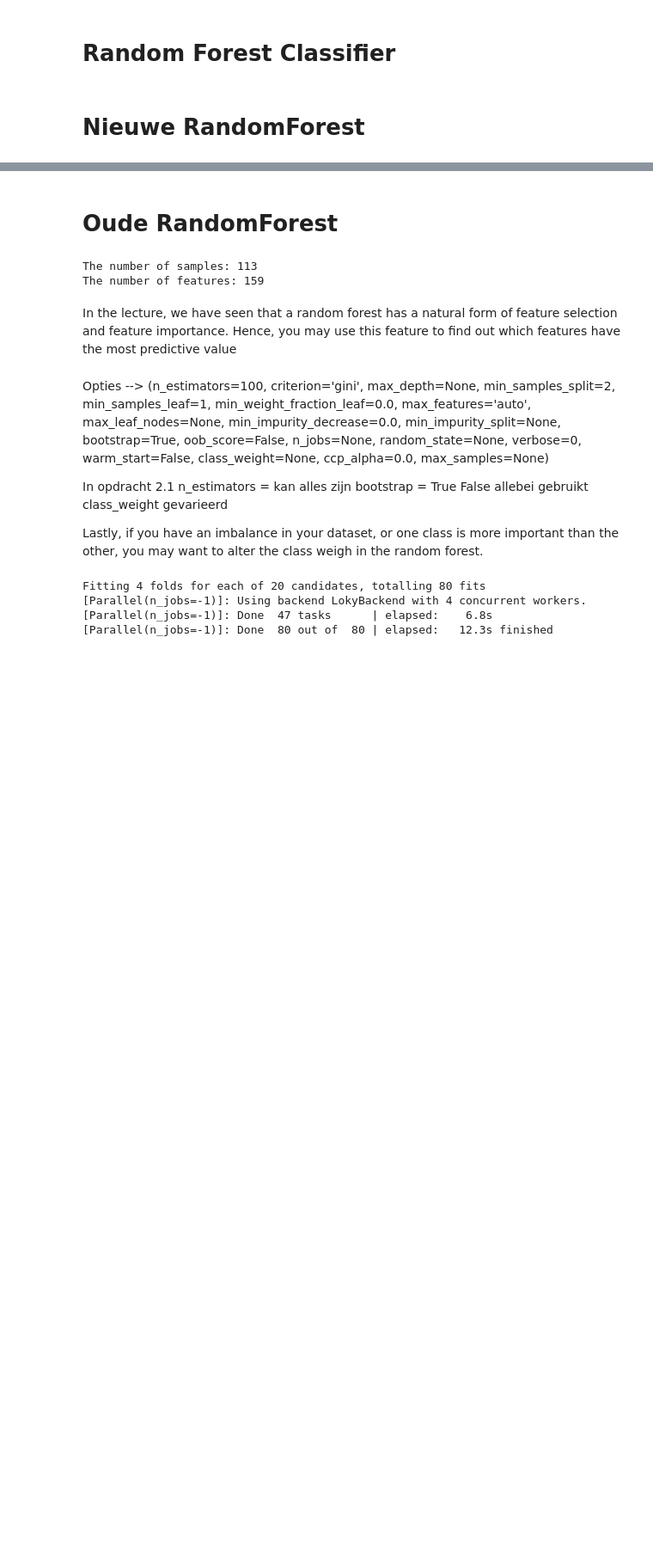
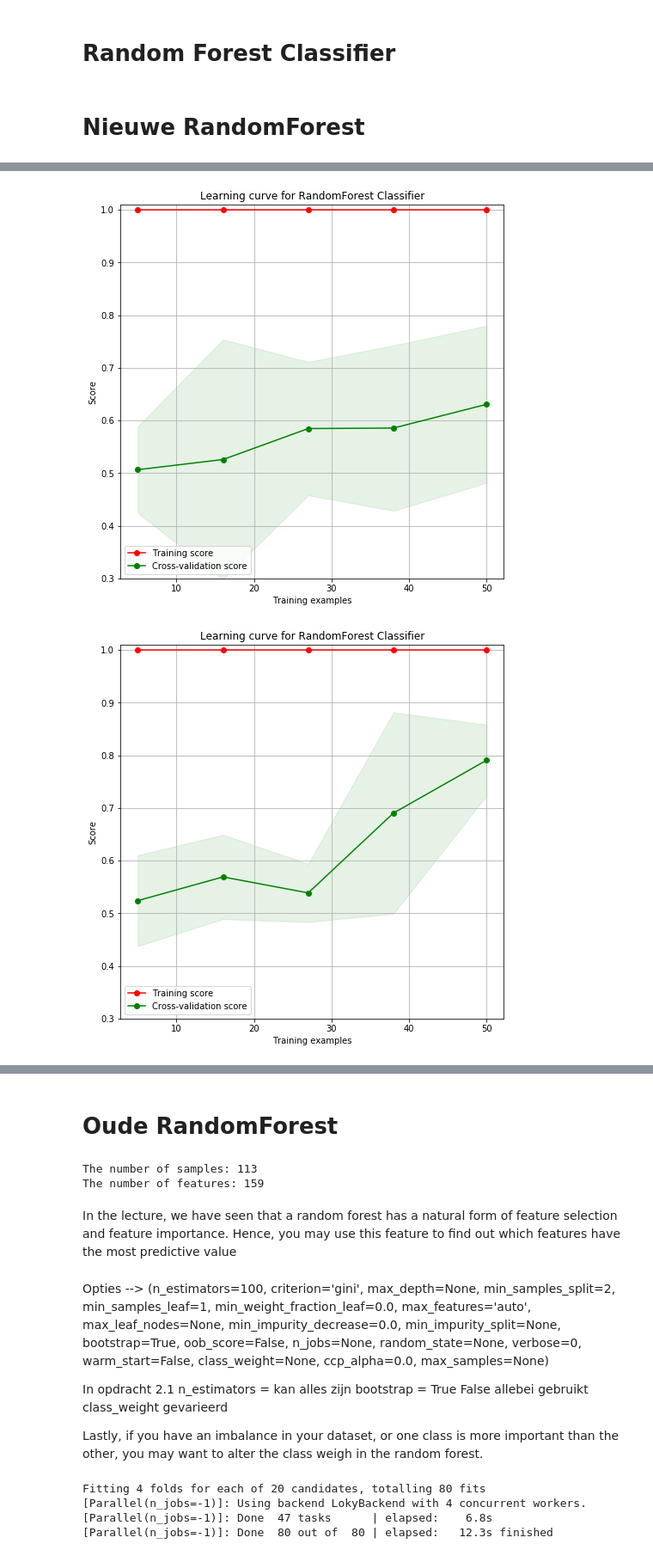
Before and after one commit to puckgroen/TM10007_PROJECT, a Jupyter notebook: random_forest.ipynb, the cells around one changed output, grey strips where cells are left out. Shown: that part at 86% size. Cells and saved outputs as stored; diff of their text form; code cells hidden in the pictures; blank space fills up the shorter version.

```diff
--- a/random_forest.ipynb
+++ b/random_forest.ipynb
@@ -48,0 +109,73 @@ def data_preprocessing(X_train, y_train, X_validation, y_validation):
+# %%
+# Data loading and preprocessing
+
+data = load_data()
+print(f'The number of samples: {len(data.index)}')
+print(f'The number of features: {len(data.columns)-1}')
+y_labels = data['label']
+del data['label']
+
+y = sklearn.preprocessing.label_binarize(y_labels, ['T12', 'T34']) # 0 now stands for T12 and 1 for T34
+y = [i[0] for i in y]
+y = np.array(y)
+
+cv_4fold = model_selection.StratifiedKFold(n_splits=4, shuffle=True)
+split_X_train, split_X_test, split_y_train, split_y_test = train_test_split(data, y,
+                                                    stratify=y,
+                                                    test_size=0.2)
+
+# Loop over the folds
+all_train = []
+all_test = []
+# for _ in range (0, 2):
+#     train_scores = []
+#     test_scores = []
+for training_index, validation_index in cv_4fold.split(split_X_train, split_y_train):
+    train_scores = []
+    test_scores = []
+    X_validation = split_X_train.iloc[validation_index]
+    y_validation = split_y_train[validation_index]
+    X_train = split_X_train.iloc[training_index]
+    y_train = split_y_train[training_index]
+
+    ## Preprocessing
+    df_X_train_features, df_X_validation_features = data_preprocessing(X_train, y_train, X_validation, y_validation)
+
+    ## RandomForest Classification
+    # Stratified K-fold Cross validation
+    k = 4
+    skf = StratifiedKFold(k, random_state=0) # cv kan ook op None --> geeft default --> 5-fold cross validation
+
+    # Tuning the hyperparameters
+    grid_param = {'n_estimators': [10, 50, 100, 200, 400],'criterion': ['gini', 'entropy'],'bootstrap': [True, False]}
+    grid_search = GridSearchCV(RandomForestClassifier(),param_grid=grid_param,cv=skf,n_jobs=-1,verbose=2)
+    grid_search.fit(df_X_train_features, y_train)
+
+    best_hyperparameters = grid_search.best_params_
+
+    # Best hyperparameters
+    n_estimators = best_hyperparameters.get('n_estimators')
+    criterion = best_hyperparameters.get('criterion')
+    bootstrap = best_hyperparameters.get('bootstrap')
+    print(n_estimators)
+    print(criterion)
+    print(bootstrap)
+    best_result = grid_search.best_score_
+    print(best_result)
+
+    # Apply classifier with tuned hyperparameters
+    classifier = RandomForestClassifier(n_estimators=n_estimators, criterion=criterion, bootstrap=bootstrap)
+    classifier.fit(df_X_train_features, y_train)
+
+    # Calculate accuracy
+    classifier_predictions_test = classifier.predict(df_X_validation_features)
+    accuracy = metrics.accuracy_score(y_validation, classifier_predictions_test)
+    print(accuracy)
+    print('#'*80)
+
+    # Learning curve
+    title = 'Learning curve for RandomForest Classifier'
+    fig = plt.figure(figsize=(8, 8))
+    ax = fig.add_subplot(111)
+    plot_learning_curve(classifier, title, df_X_train_features, y_train, ax, ylim=(0.3, 1.01), cv=skf)
+# %% [output]
@@ -48,0 +199,2 @@ def data_preprocessing(X_train, y_train, X_validation, y_validation):
+[figure, added]
+[figure, added]
```
Also changed, not shown: parts of 6 cells of this notebook, 1 other file.
